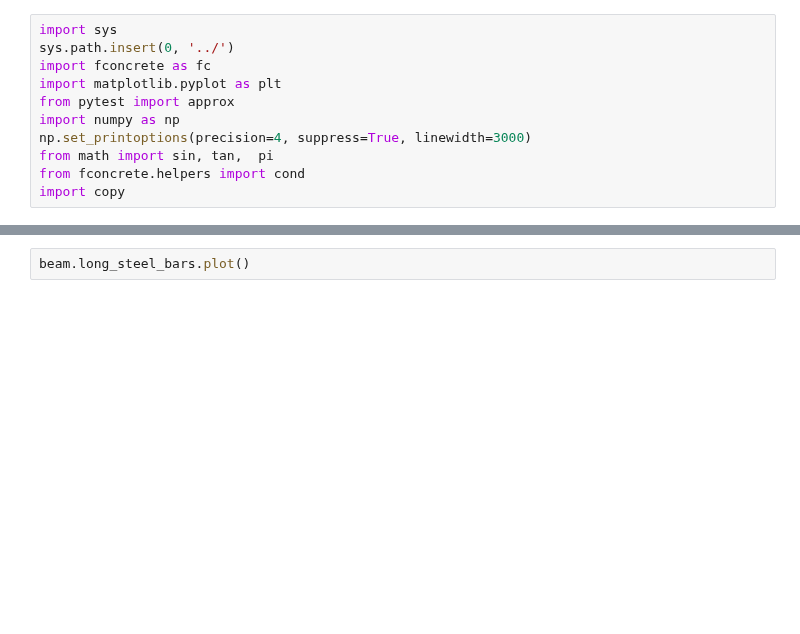
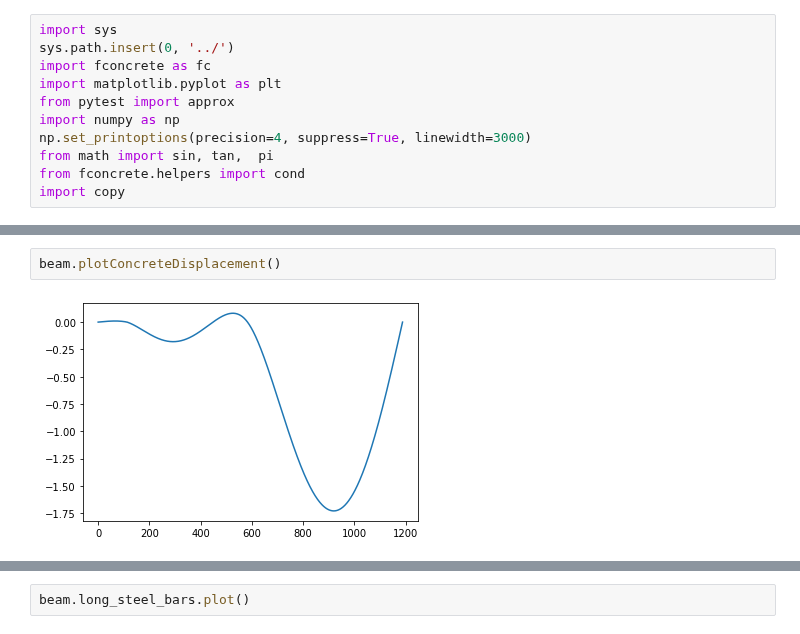
Before and after one commit to luisggc/FConcrete, a Jupyter notebook: jupyter/Hiper.ipynb, the cells around one changed output, grey strips where cells are left out. Cells and saved outputs as stored; diff of their text form; blank space fills up the shorter version.

```diff
--- a/jupyter/Hiper.ipynb
+++ b/jupyter/Hiper.ipynb
@@ -53,0 +55,4 @@ TypeError: iteration over a 0-d array
+# %%
+beam.plotConcreteDisplacement()
+# %% [output]
+[figure, added]
```
Also changed, not shown: parts of 10 cells of this notebook, 5 other files.
